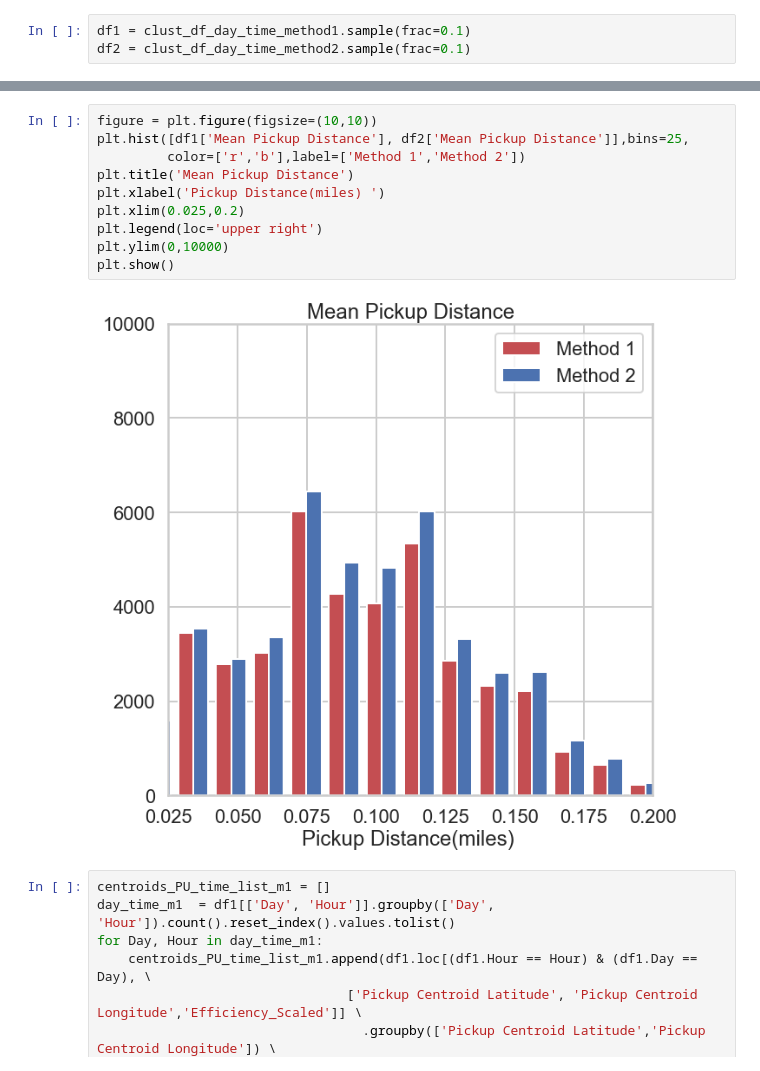
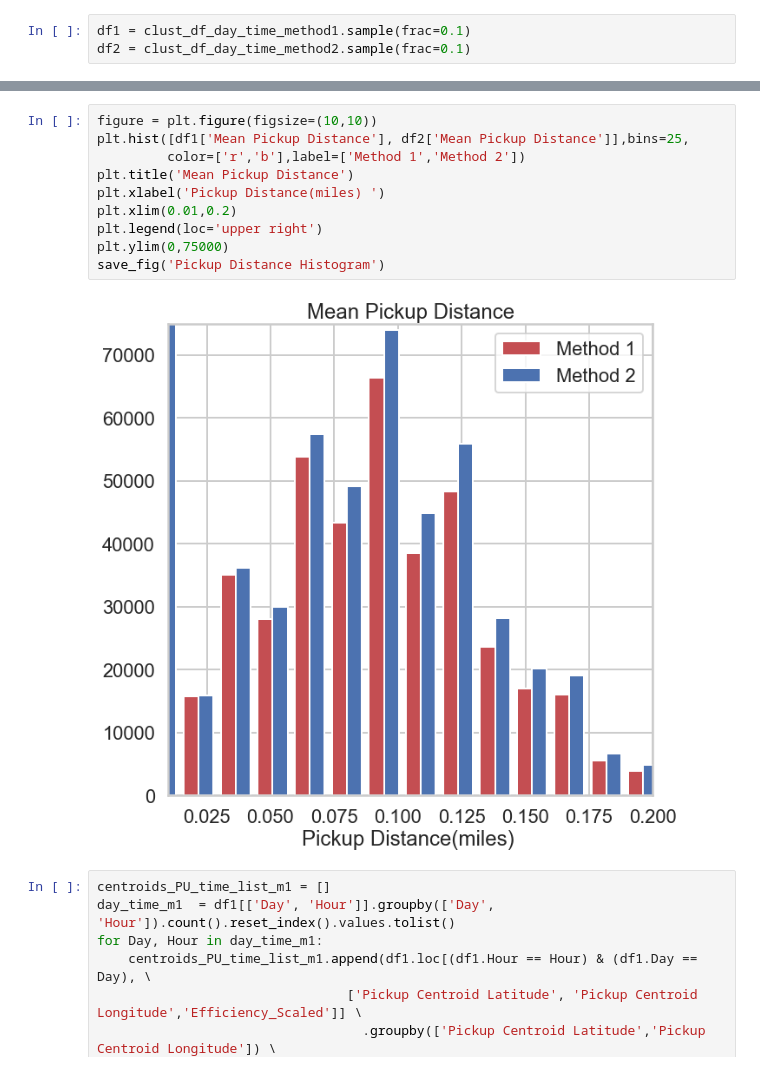
Before and after one commit to vai-ml/Via-NYC_Taxi, a Jupyter notebook: Via-NYC_Taxi.ipynb, the cells around one changed output, grey strips where cells are left out. Saved outputs shown, nothing was run; the diff lists cells and outputs as text.

```diff
--- a/Via-NYC_Taxi.ipynb
+++ b/Via-NYC_Taxi.ipynb
@@ -564,15 +569,15 @@ plt.show()
 # %%
 figure = plt.figure(figsize=(10,10))
 plt.hist([df1['Mean Pickup Distance'], df2['Mean Pickup Distance']],bins=25,
          color=['r','b'],label=['Method 1','Method 2'])
 plt.title('Mean Pickup Distance')
 plt.xlabel('Pickup Distance(miles) ')
-plt.xlim(0.025,0.2)
+plt.xlim(0.01,0.2)
 plt.legend(loc='upper right')
-plt.ylim(0,10000)
-plt.show()
+plt.ylim(0,75000)
+save_fig('Pickup Distance Histogram')
 # %% [output]
-[figure, old version]
+[figure, new version]
 # %%
 centroids_PU_time_list_m1 = []
 day_time_m1  = df1[['Day', 'Hour']].groupby(['Day', 'Hour']).count().reset_index().values.tolist()
```
Also changed, not shown: parts of 5 cells of this notebook, 3 other files.
